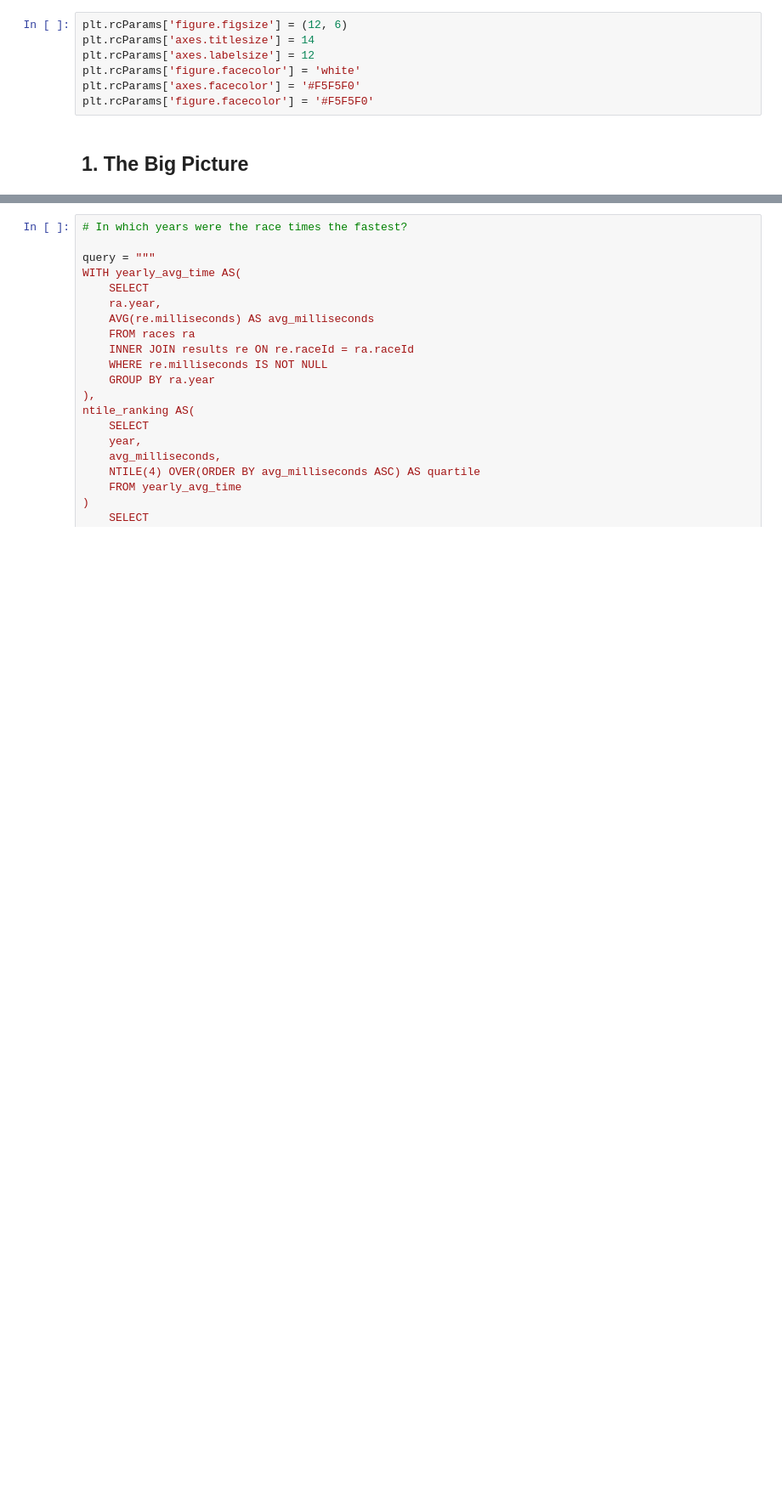
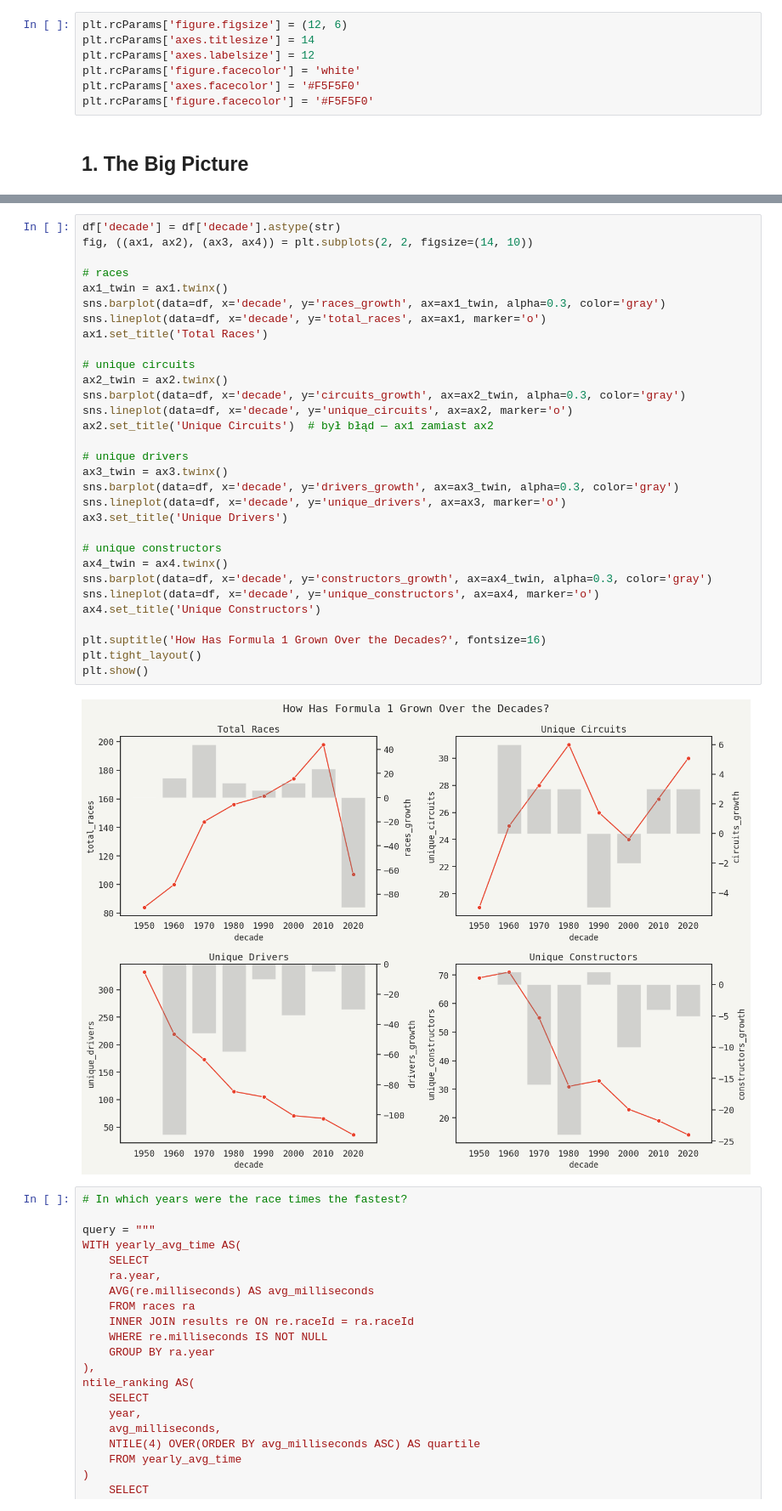
Before and after one commit to jakowczukalicja/formula1-sql-analysis, a Jupyter notebook: analysis.ipynb, the cells around one changed output, grey strips where cells are left out. Shown at 85% size. Saved outputs shown, nothing was run; the diff lists cells and outputs as text; blank space fills up the shorter version.

```diff
--- a/analysis.ipynb
+++ b/analysis.ipynb
@@ -81,3 +85,36 @@ pd.read_sql(query, conn)
+# %%
+df['decade'] = df['decade'].astype(str)
+fig, ((ax1, ax2), (ax3, ax4)) = plt.subplots(2, 2, figsize=(14, 10))
+
+# races
+ax1_twin = ax1.twinx()
+sns.barplot(data=df, x='decade', y='races_growth', ax=ax1_twin, alpha=0.3, color='gray')
+sns.lineplot(data=df, x='decade', y='total_races', ax=ax1, marker='o')
+ax1.set_title('Total Races')
+
+# unique circuits
+ax2_twin = ax2.twinx()
+sns.barplot(data=df, x='decade', y='circuits_growth', ax=ax2_twin, alpha=0.3, color='gray')
+sns.lineplot(data=df, x='decade', y='unique_circuits', ax=ax2, marker='o')
+ax2.set_title('Unique Circuits')  # był błąd — ax1 zamiast ax2
+
+# unique drivers
+ax3_twin = ax3.twinx()
+sns.barplot(data=df, x='decade', y='drivers_growth', ax=ax3_twin, alpha=0.3, color='gray')
+sns.lineplot(data=df, x='decade', y='unique_drivers', ax=ax3, marker='o')
+ax3.set_title('Unique Drivers')
+
+# unique constructors
+ax4_twin = ax4.twinx()
+sns.barplot(data=df, x='decade', y='constructors_growth', ax=ax4_twin, alpha=0.3, color='gray')
+sns.lineplot(data=df, x='decade', y='unique_constructors', ax=ax4, marker='o')
+ax4.set_title('Unique Constructors')
+
+plt.suptitle('How Has Formula 1 Grown Over the Decades?', fontsize=16)
+plt.tight_layout()
+plt.show()
+# %% [output]
+[figure, added]
 # %%
 # In which years were the race times the fastest?
 
```
Also changed, not shown: parts of 2 cells of this notebook.
